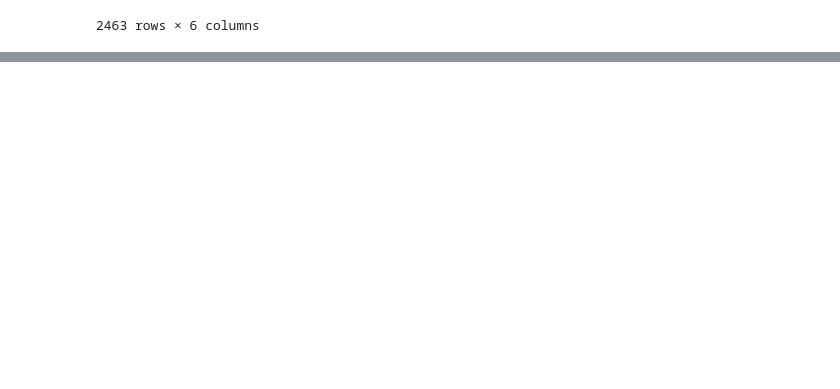
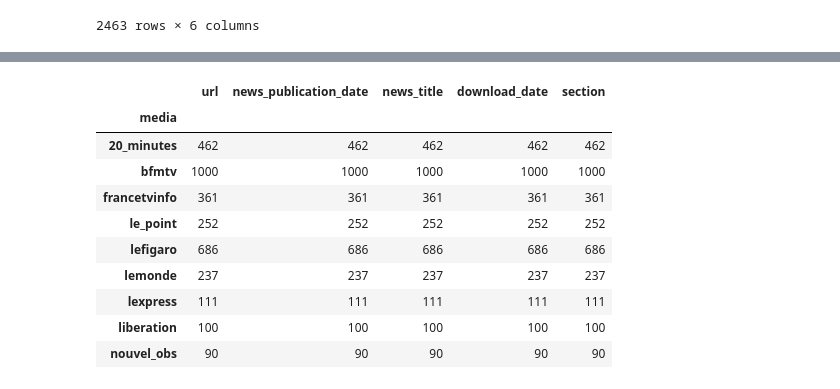
Before and after one commit to dataforgoodfr/quotaclimat, a Jupyter notebook: notebooks/Media articles crawler.ipynb, the cells around one changed output, grey strips where cells are left out. Drawn from its saved outputs; the diff is of its cells as text; code cells hidden in the pictures; blank space fills up the shorter version.

```diff
--- a/notebooks/Media articles crawler.ipynb
+++ b/notebooks/Media articles crawler.ipynb
@@ -151,0 +188,14 @@ df
+# %%
+df.groupby('media').count()
+# %% [output]
+|  | url | news_publication_date | news_title | download_date | section |
+| media |  |  |  |  |  |
+| 20_minutes | 462 | 462 | 462 | 462 | 462 |
+| bfmtv | 1000 | 1000 | 1000 | 1000 | 1000 |
+| francetvinfo | 361 | 361 | 361 | 361 | 361 |
+| le_point | 252 | 252 | 252 | 252 | 252 |
+| lefigaro | 686 | 686 | 686 | 686 | 686 |
+| lemonde | 237 | 237 | 237 | 237 | 237 |
+| lexpress | 111 | 111 | 111 | 111 | 111 |
+| liberation | 100 | 100 | 100 | 100 | 100 |
+| nouvel_obs | 90 | 90 | 90 | 90 | 90 |
```
Also changed, not shown: parts of 17 cells of this notebook, 2 other files.
